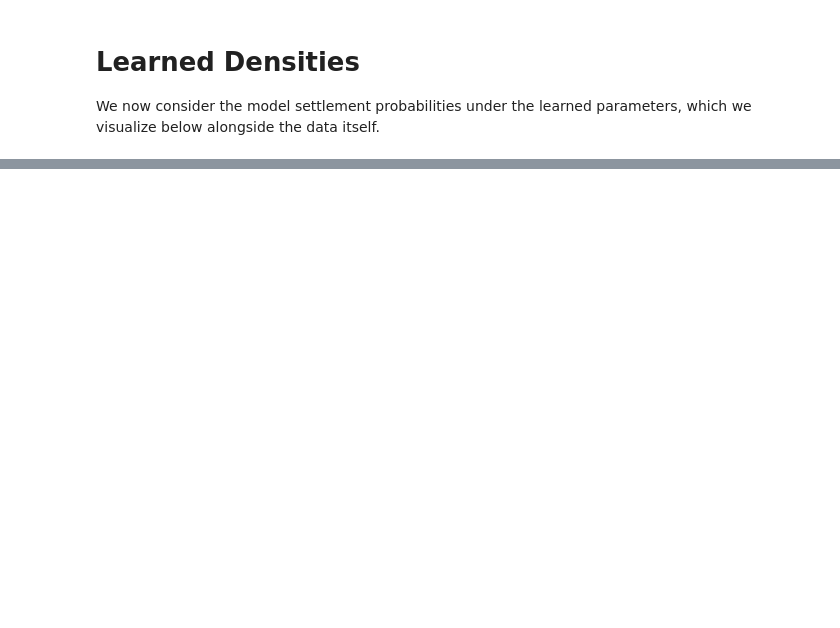
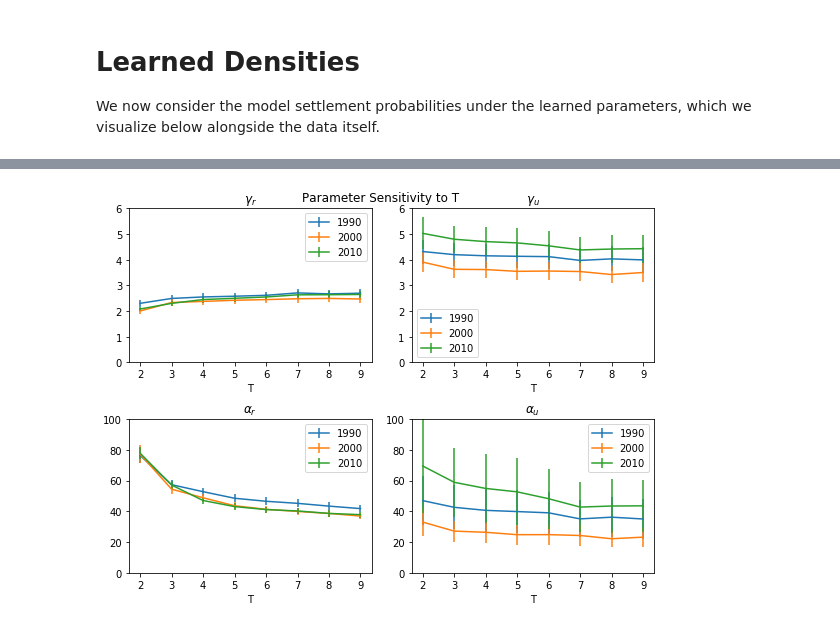
Before and after one commit to adrianalbert/city-simulator, a Jupyter notebook: HCM_Analysis.ipynb, the cells around one changed output, grey strips where cells are left out. Saved outputs shown, nothing was run; the diff lists cells and outputs as text; code cells hidden in the pictures; blank space fills up the shorter version.

```diff
--- a/HCM_Analysis.ipynb
+++ b/HCM_Analysis.ipynb
@@ -169,0 +188,50 @@ for i in range(len(maxes)):
+# %%
+pars = np.concatenate([par[np.newaxis,] for par in df.pars_hat], axis = 0)
+sigs = [np.diag(np.sqrt(df.h_inv[i] / df.N[i])) for i in range(len(df))]
+sigs = 2 * np.concatenate([sig[np.newaxis,] for sig in sigs], axis = 0)
+
+f, axs = plt.subplots(2, 2, figsize = (8, 6))
+
+for Y in sorted(set(df.Y0)):
+    Y_vec = df.Y0 == Y
+    axs[0][0].errorbar(df['T'][Y_vec],
+                       pars[Y_vec, 2],
+                       yerr = sigs[Y_vec, 2],
+                       label = Y)
+    axs[0][0].legend()
+    axs[0][0].set(ylim = (0, 6))
+    axs[0][0].set_title(r'$\gamma_r$')
+    axs[0][0].set_xlabel('T')
+
+    axs[0][1].errorbar(df['T'][Y_vec],
+                       pars[Y_vec, 3],
+                       yerr = sigs[Y_vec, 3],
+                       label = Y)
+    axs[0][1].legend()
+    axs[0][1].set(ylim = (0, 6))
+    axs[0][1].set_title(r'$\gamma_u$')
+    axs[0][1].set_xlabel('T')
+
+    axs[1][0].errorbar(df['T'][Y_vec],
+                   pars[Y_vec, 0],
+                   yerr = sigs[Y_vec, 0],
+                   label = Y)
+    axs[1][0].legend()
+    axs[1][0].set(ylim = (0, 100))
+    axs[1][0].set_xlabel('T')
+
+    axs[1][0].set_title(r'$\alpha_r$')
+
+    axs[1][1].errorbar(df['T'][Y_vec],
+                   pars[Y_vec, 1],
+                   yerr = sigs[Y_vec, 1],
+                   label = Y)
+    axs[1][1].legend()
+    axs[1][1].set(ylim = (0, 100))
+    axs[1][1].set_xlabel('T')
+    axs[1][1].set_title(r'$\alpha_u$')
+
+plt.suptitle('Parameter Sensitivity to T')
+plt.tight_layout()
+# %% [output]
+[figure, added]
```
Also changed, not shown: parts of 7 cells of this notebook, 2 other files.
